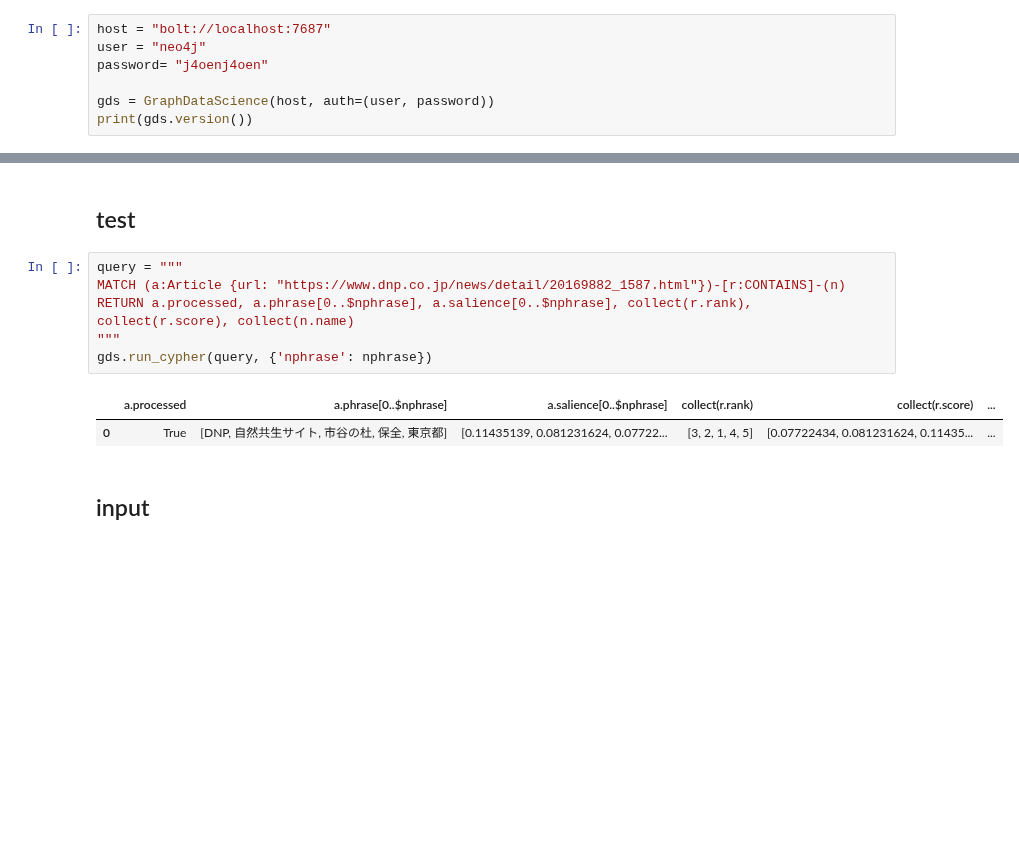
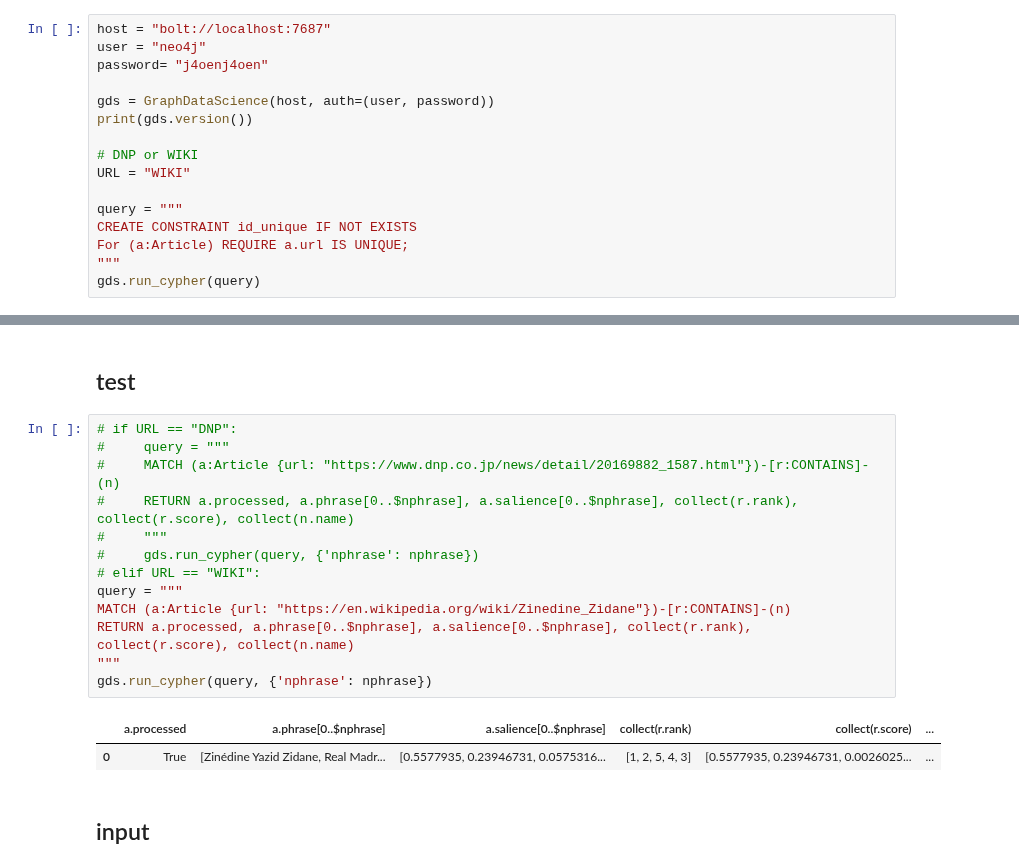
Before and after one commit to smallcat9603/graph, a Jupyter notebook: dnp/kg/neo4j.ipynb, the cells around one changed output, grey strips where cells are left out. Drawn from its saved outputs; the diff is of its cells as text; blank space fills up the shorter version.

```diff
--- a/dnp/kg/neo4j.ipynb
+++ b/dnp/kg/neo4j.ipynb
@@ -10,5 +9,14 @@ password= "j4oenj4oen"
 
 gds = GraphDataScience(host, auth=(user, password))
 print(gds.version())
+
+# DNP or WIKI
+URL = "WIKI"
+
+query = """
+CREATE CONSTRAINT id_unique IF NOT EXISTS
+For (a:Article) REQUIRE a.url IS UNIQUE;
+"""
+gds.run_cypher(query)
 # %% [output]
 2.5.4
@@ -156,14 +219,21 @@ gds.run_cypher(query, {'nphrase': nphrase})
 # %% [markdown]
 ## test
 # %%
+# if URL == "DNP":
+#     query = """
+#     MATCH (a:Article {url: "https://www.dnp.co.jp/news/detail/20169882_1587.html"})-[r:CONTAINS]-(n)
+#     RETURN a.processed, a.phrase[0..$nphrase], a.salience[0..$nphrase], collect(r.rank), collect(r.score), collect(n.name)
+#     """
+#     gds.run_cypher(query, {'nphrase': nphrase})
+# elif URL == "WIKI":
 query = """
-MATCH (a:Article {url: "https://www.dnp.co.jp/news/detail/20169882_1587.html"})-[r:CONTAINS]-(n)
+MATCH (a:Article {url: "https://en.wikipedia.org/wiki/Zinedine_Zidane"})-[r:CONTAINS]-(n)
 RETURN a.processed, a.phrase[0..$nphrase], a.salience[0..$nphrase], collect(r.rank), collect(r.score), collect(n.name)
 """
 gds.run_cypher(query, {'nphrase': nphrase})
 # %% [output]
 |  | a.processed | a.phrase[0..$nphrase] | a.salience[0..$nphrase] | collect(r.rank) | collect(r.score) | ... |
-| 0 | True | [DNP, 自然共生サイト, 市谷の杜, 保全, 東京都] | [0.11435139, 0.081231624, 0.07722... | [3, 2, 1, 4, 5] | [0.07722434, 0.081231624, 0.11435... | ... |
+| 0 | True | [Zinédine Yazid Zidane, Real Madr... | [0.5577935, 0.23946731, 0.0575316... | [1, 2, 5, 4, 3] | [0.5577935, 0.23946731, 0.0026025... | ... |
 # %% [markdown]
 ## input
 # %%
```
Also changed, not shown: parts of 17 cells of this notebook.
